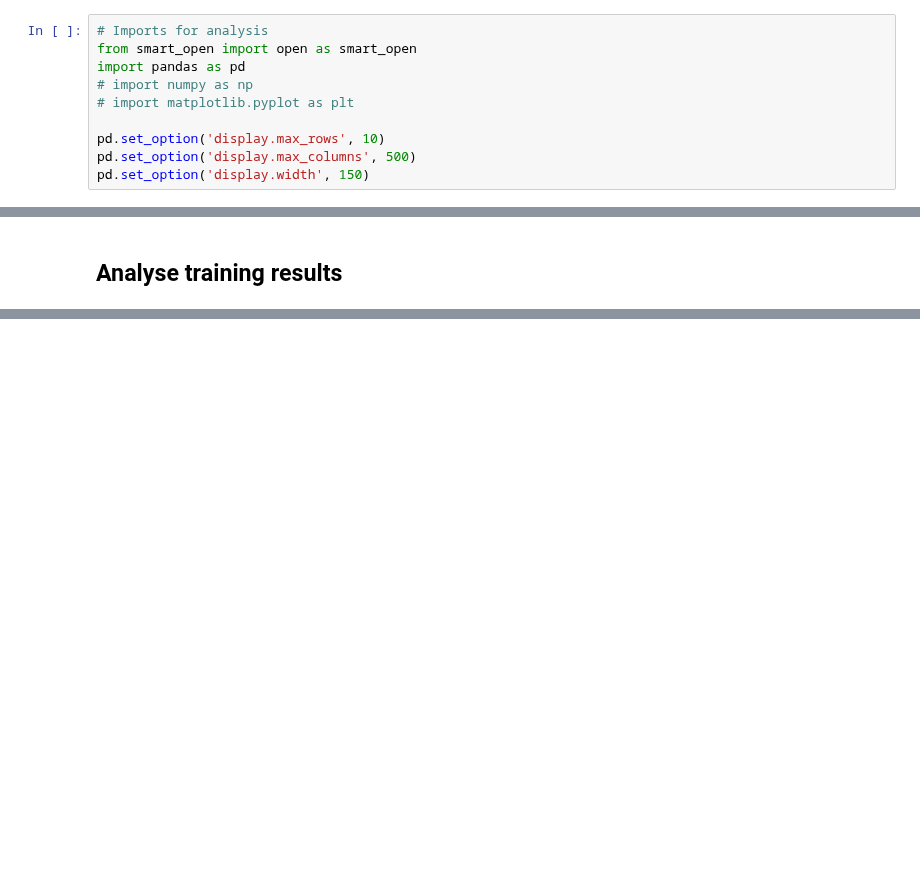
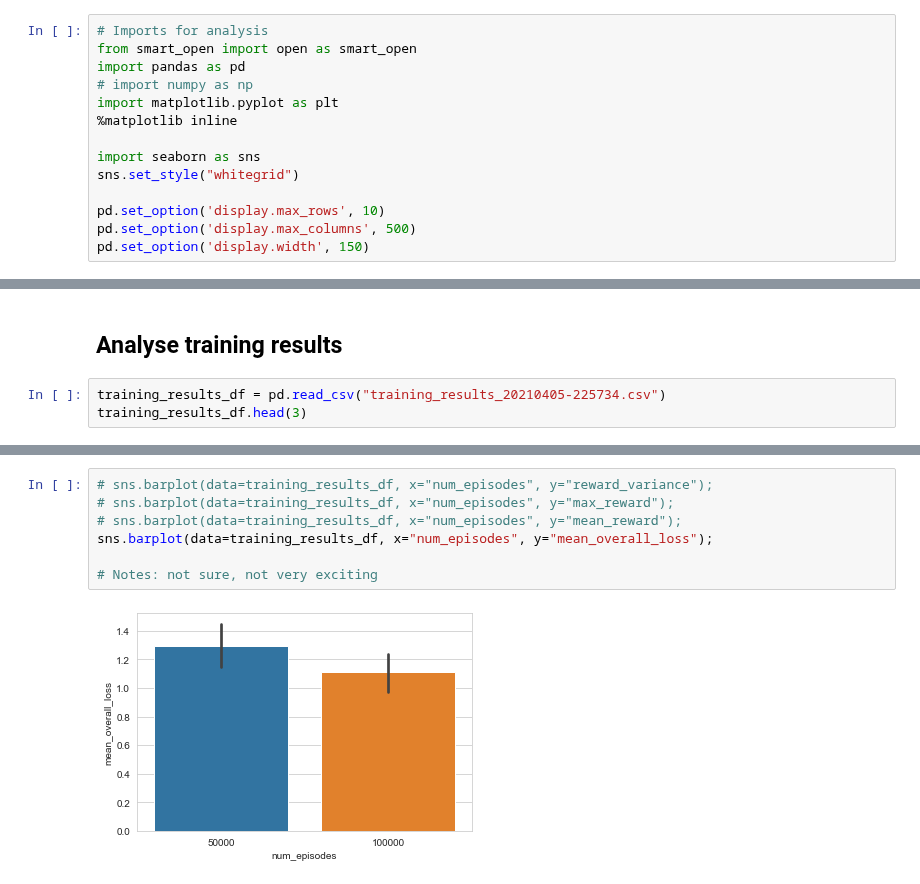
Before and after one commit to feiphoon/inm707-joint-coursework, a Jupyter notebook: src/cartpole/actor_critic_train_analysis.ipynb, the cells around one changed output, grey strips where cells are left out. Saved outputs shown, nothing was run; the diff lists cells and outputs as text; blank space fills up the shorter version.

```diff
--- a/src/cartpole/actor_critic_train_analysis.ipynb
+++ b/src/cartpole/actor_critic_train_analysis.ipynb
@@ -3,7 +3,11 @@
 from smart_open import open as smart_open
 import pandas as pd
 # import numpy as np
-# import matplotlib.pyplot as plt
+import matplotlib.pyplot as plt
+%matplotlib inline
+
+import seaborn as sns
+sns.set_style("whitegrid")
 
 pd.set_option('display.max_rows', 10)
 pd.set_option('display.max_columns', 500)
@@ -128,3 +138,6 @@ preprocessed_results_df.head(3)
 preprocessed_results_df.to_csv("training_results_20210405-225734.csv", index=False)
 # %% [markdown]
 ## Analyse training results
+# %%
+training_results_df = pd.read_csv("training_results_20210405-225734.csv")
+training_results_df.head(3)
@@ -130,0 +161,9 @@ preprocessed_results_df.to_csv("training_results_20210405-225734.csv", index=Fal
+# %%
+# sns.barplot(data=training_results_df, x="num_episodes", y="reward_variance");
+# sns.barplot(data=training_results_df, x="num_episodes", y="max_reward");
+# sns.barplot(data=training_results_df, x="num_episodes", y="mean_reward");
+sns.barplot(data=training_results_df, x="num_episodes", y="mean_overall_loss");
+
+# Notes: not sure, not very exciting
+# %% [output]
+[figure, added]
```
Also changed, not shown: parts of 11 cells of this notebook.
